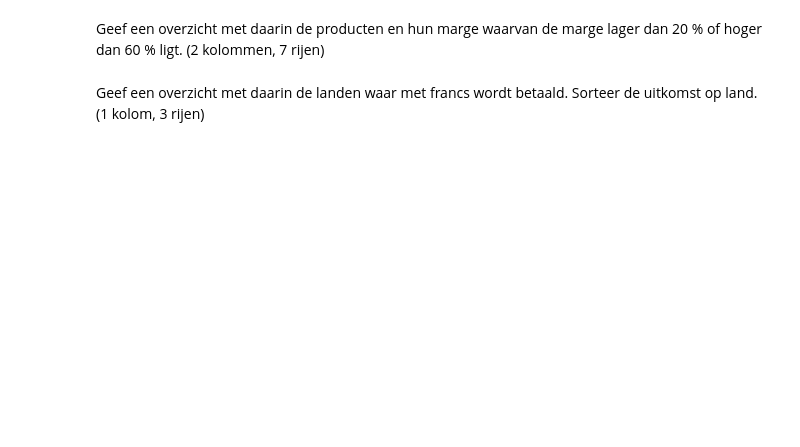
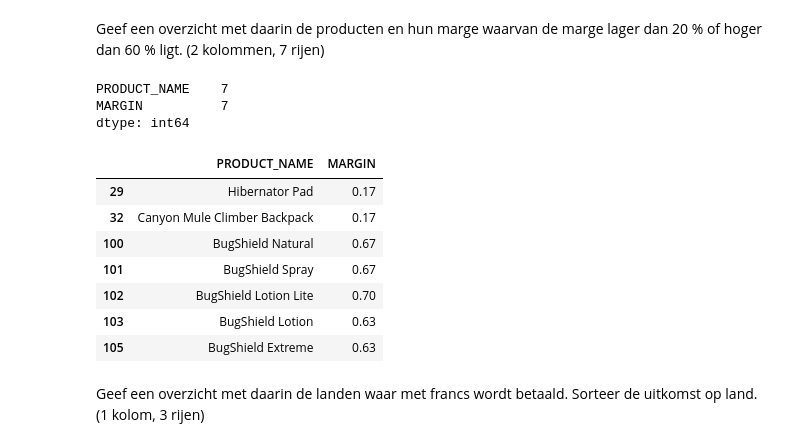
Before and after one commit to DKnightAnon/DEDS_repository, a Jupyter notebook: Practicum_2.3_Opdrachten.ipynb, the cells around one changed output. Drawn from its saved outputs; the diff is of its cells as text; code cells hidden in the pictures; blank space fills up the shorter version.

```diff
--- a/Practicum_2.3_Opdrachten.ipynb
+++ b/Practicum_2.3_Opdrachten.ipynb
@@ -121,4 +149,23 @@ display(product)
 # %% [markdown]
 Geef een overzicht met daarin de producten en hun marge waarvan de marge lager dan 20 % of hoger dan 60 % ligt. (2 kolommen, 7 rijen)
+# %%
+def product_margin_between() :
+    product_margin_filter = (product["MARGIN"]< 0.20) | (product['MARGIN']>0.60)
+    product_margin_result = product.loc[(product_margin_filter),['PRODUCT_NAME','MARGIN']]
+    print(product_margin_result.count())
+    display(product_margin_result)
+product_margin_between()
+# %% [output]
+PRODUCT_NAME    7
+MARGIN          7
+dtype: int64
+|  | PRODUCT_NAME | MARGIN |
+| 29 | Hibernator Pad | 0.17 |
+| 32 | Canyon Mule Climber Backpack | 0.17 |
+| 100 | BugShield Natural | 0.67 |
+| 101 | BugShield Spray | 0.67 |
+| 102 | BugShield Lotion Lite | 0.70 |
+| 103 | BugShield Lotion | 0.63 |
+| 105 | BugShield Extreme | 0.63 |
 # %% [markdown]
 Geef een overzicht met daarin de landen waar met francs wordt betaald. Sorteer de uitkomst op land.  (1 kolom, 3 rijen)
```
Also changed, not shown: parts of 14 cells of this notebook.
